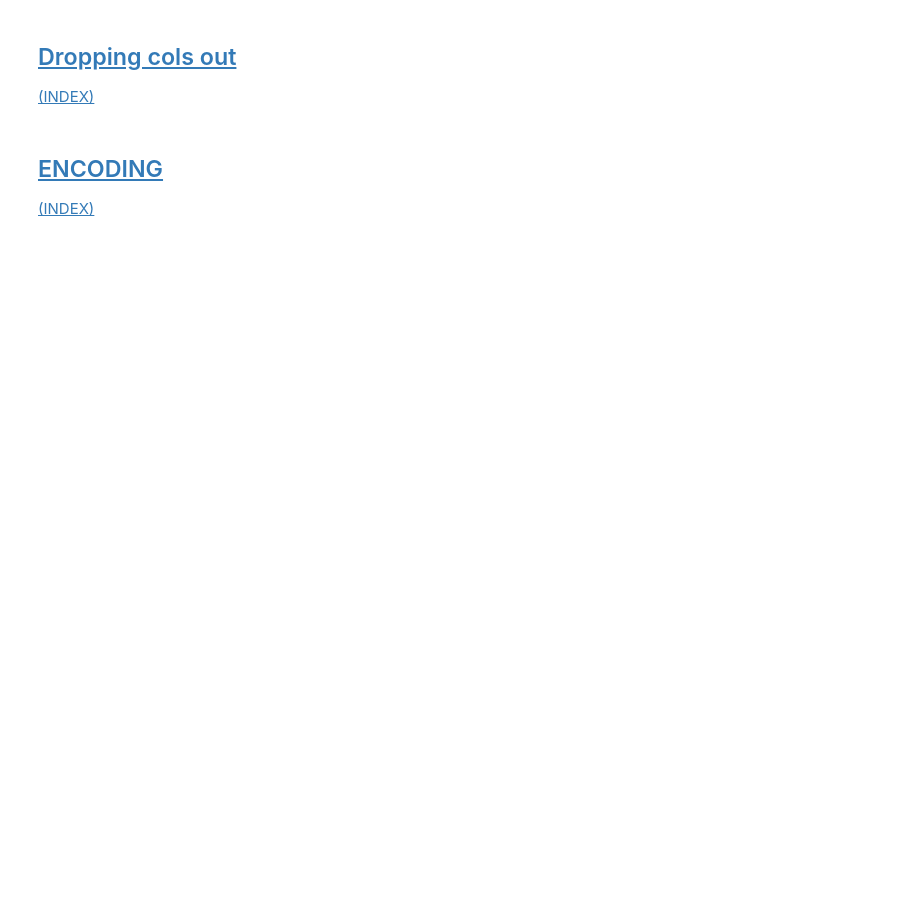
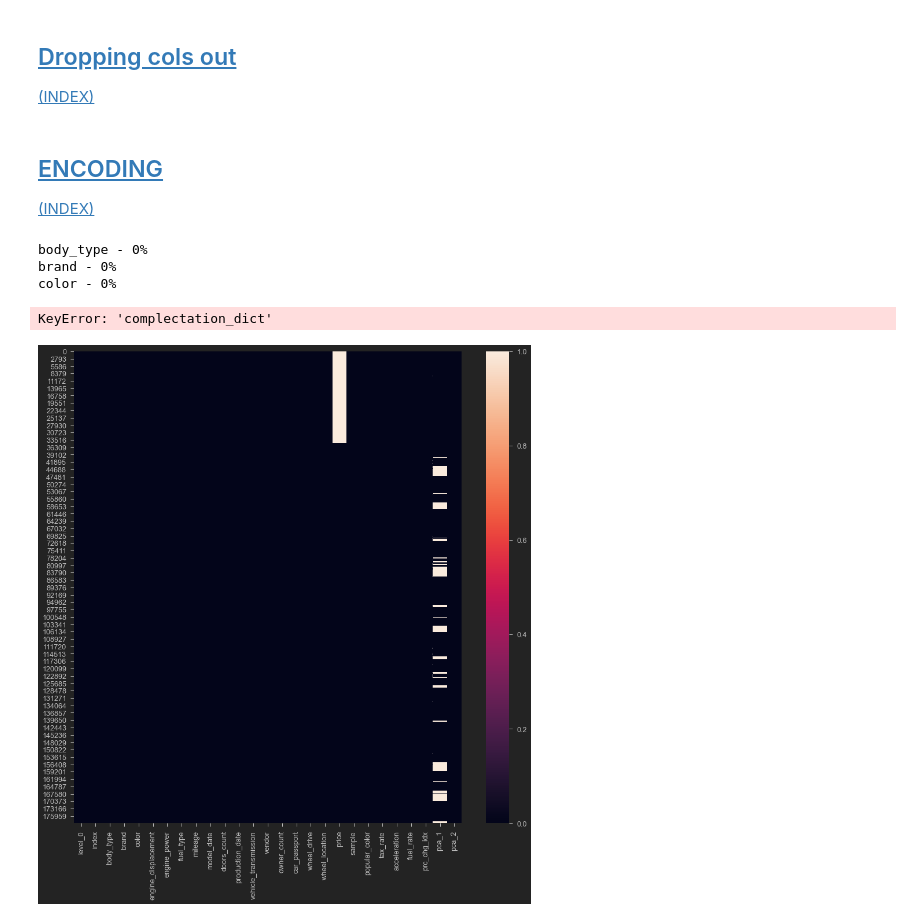
Before and after one commit to Paull-dark/PET_Projects_-SF-, a Jupyter notebook: module_6_Cars/Car Price Prediction (the _A_Team) [Prt.2 MODELS].ipynb, the cells around one changed output. Saved outputs shown, nothing was run; the diff lists cells and outputs as text; code cells hidden in the pictures; blank space fills up the shorter version.

```diff
--- a/module_6_Cars/Car Price Prediction (the _A_Team) [Prt.2 MODELS].ipynb
+++ b/module_6_Cars/Car Price Prediction (the _A_Team) [Prt.2 MODELS].ipynb
@@ -507,5 +566,9 @@ df['engine_displacement'].isna().sum()
 # %%
-df = df.dropna(axis=0, subset=['engine_displacement'])
+# df = df.dropna(axis=0, subset=['engine_displacement'])
+# df = df.reset_index()
+# %%
+df['engine_displacement'] = df['engine_displacement'].fillna(
+    df['engine_displacement'].mean())
 # %% [markdown]
 <a id="sec6"></a>
 ## [Handling multicollinearity out](#sec6)
@@ -537,3 +604,10 @@ cluster = Outliers_detector(df)
+# %%
+cols_to_log = [
+    'engine_displacement',
+    'production_date',  'pca_1', 'pca_2'
+]
+np.log(df['engine_displacement']+5)
+df = to_log(df, cols_to_log)
 # %% [markdown]
 <a id="sec6"></a>
 ## [Dropping cols out](#sec6)
@@ -551,7 +625,9 @@ cols_to_drop = [
     'custom',
     'condition',
     'owning_period',
-    'super_gen',  #'engine_power'
+    'super_gen', 'sell_id',
+    'model_name',
+    #'engine_power'
 ]
 df = df.drop(cols_to_drop, axis=1)
 # %% [markdown]
@@ -560,0 +653,16 @@ df = df.drop(cols_to_drop, axis=1)
+# %%
+# Plot missing values
+cols = df.columns
+fig, ax = plt.subplots(figsize=(15, 15))
+sns.heatmap(df[cols].isnull())
+
+# Show in percents
+for col in df_combined.columns:
+    pct_missing = np.mean(df[col].isnull())
+    print(f'{col} - {round(pct_missing*100)}%')
+# %% [output]
+body_type - 0%
+brand - 0%
+color - 0%
+KeyError: 'complectation_dict'
+[figure, added]
```
Also changed, not shown: parts of 20 cells of this notebook.
